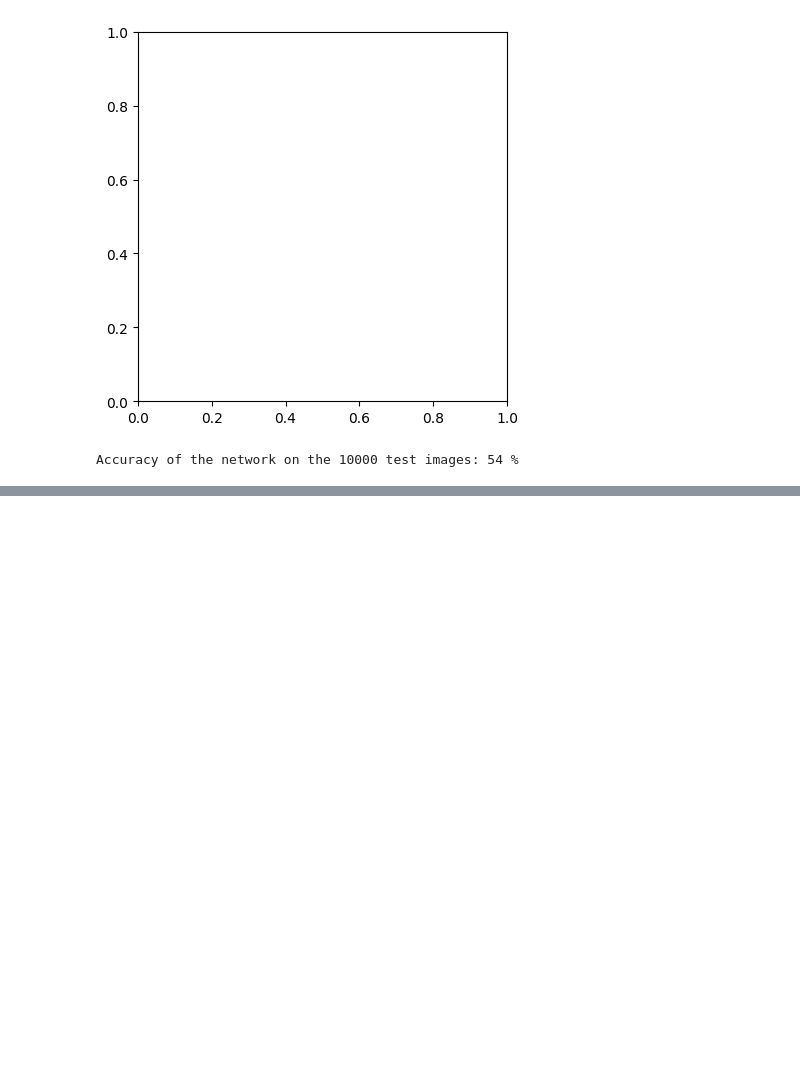
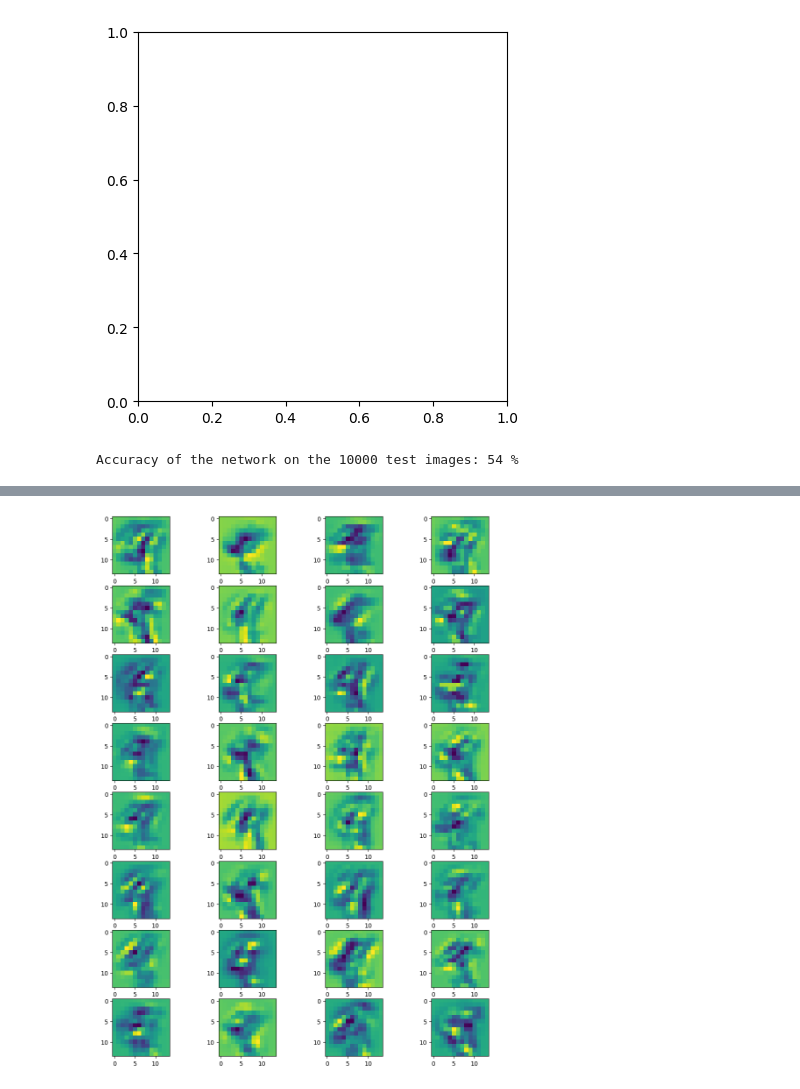
Before and after one commit to Rishub-Handa/ml-reference, a Jupyter notebook: image-classifier.ipynb, the cells around one changed output, grey strips where cells are left out. Cells and saved outputs as stored; diff of their text form; code cells hidden in the pictures; blank space fills up the shorter version.

```diff
--- a/image-classifier.ipynb
+++ b/image-classifier.ipynb
@@ -128,0 +371,17 @@ Accuracy of the network on the 10000 test images: 54 %
+# %%
+model.conv2.register_forward_hook(get_activation('conv2'))
+data, _ = train_dataset[4]
+data=data.to(device)
+data.unsqueeze_(0)
+output = model(data)
+act = activation['conv2'].squeeze()
+
+fig, axarr = plt.subplots(act.size(0)//4,4,figsize=(12, 16))
+k=0
+for i in range(act.size(0)//4):
+        for j in range(4):
+          axarr[i,j].imshow(act[k].detach().cpu().numpy())
+          k+=1
+          plt.savefig('fm2.png')
+# %% [output]
+[figure, added]
```
Also changed, not shown: parts of 11 cells of this notebook, 1 other file.
